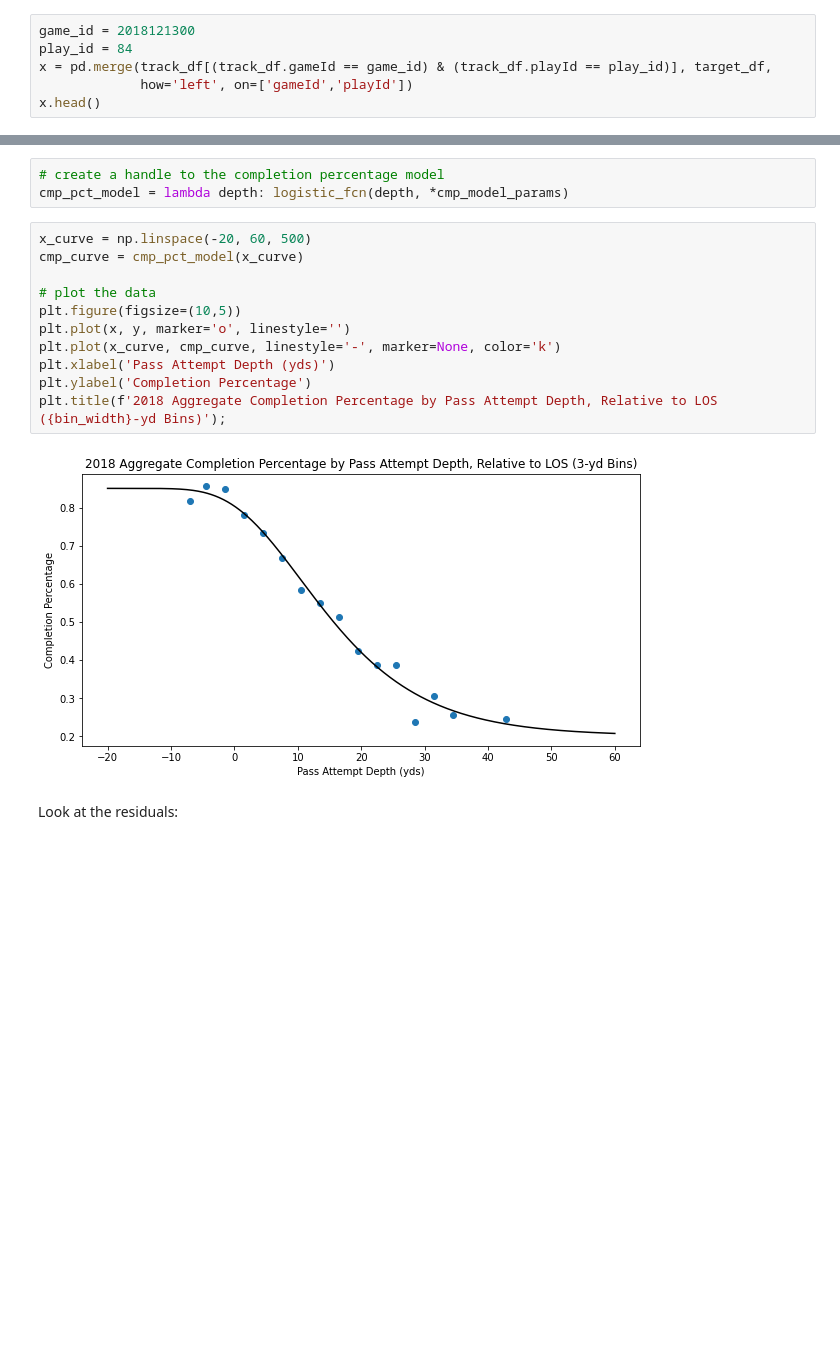
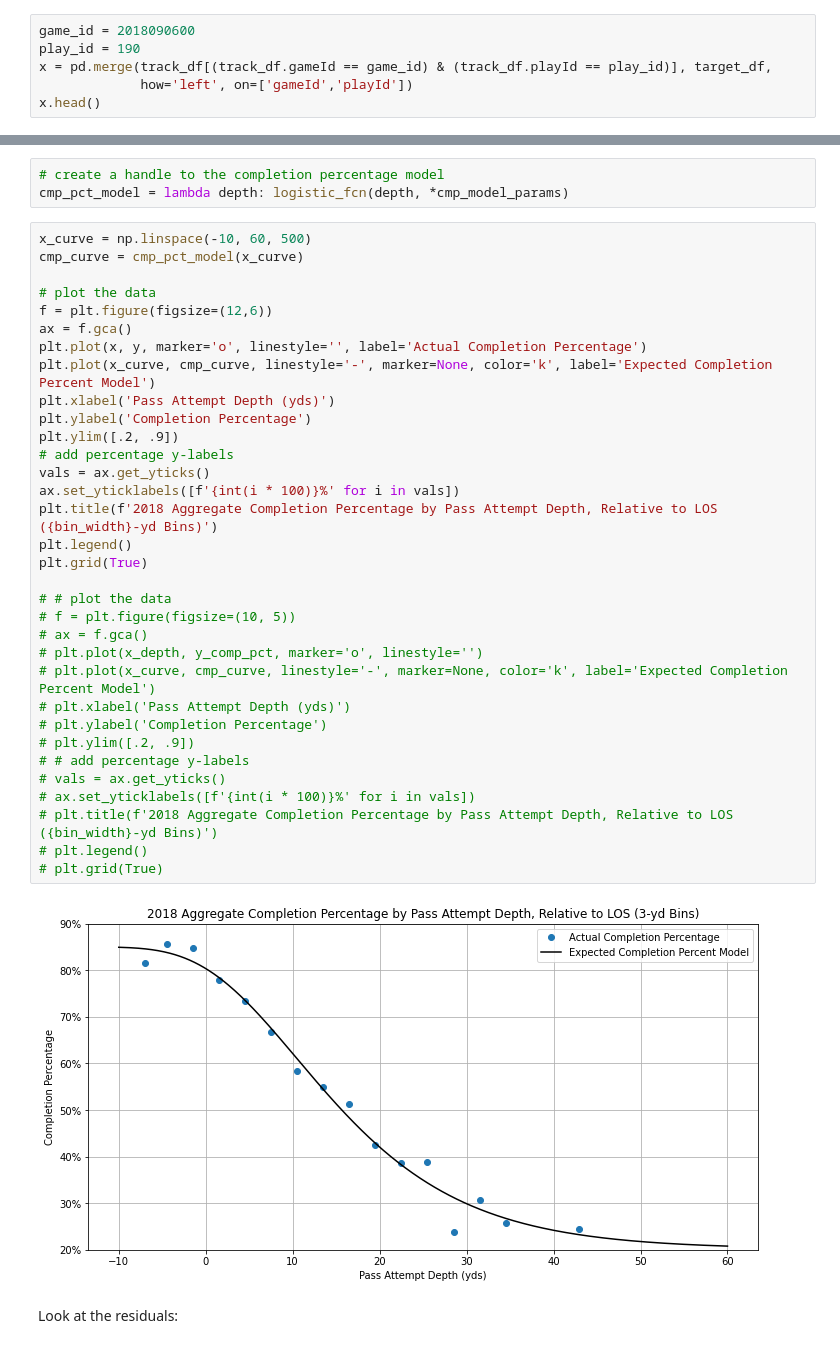
Before and after one commit to pschlais/kaggle_bigdatabowl_2021, a Jupyter notebook: Target_defender_performance.ipynb, the cells around one changed output, grey strips where cells are left out. Cells and saved outputs as stored; diff of their text form; blank space fills up the shorter version.

```diff
--- a/Target_defender_performance.ipynb
+++ b/Target_defender_performance.ipynb
@@ -201,8 +201,8 @@ def depth_of_pass(track_df):
 # %% [markdown]
 Test the function for a given play:
 # %%
-game_id = 2018121300
-play_id = 84
+game_id = 2018090600
+play_id = 190
 x = pd.merge(track_df[(track_df.gameId == game_id) & (track_df.playId == play_id)], target_df,
              how='left', on=['gameId','playId'])
 x.head()
@@ -1049,18 +1049,40 @@ array([8.50108319e-01, 9.27869962e-02, 2.01402366e-01, 1.08034847e-04,
 # create a handle to the completion percentage model
 cmp_pct_model = lambda depth: logistic_fcn(depth, *cmp_model_params)
 # %%
-x_curve = np.linspace(-20, 60, 500)
+x_curve = np.linspace(-10, 60, 500)
 cmp_curve = cmp_pct_model(x_curve)
 
 # plot the data
-plt.figure(figsize=(10,5))
-plt.plot(x, y, marker='o', linestyle='')
-plt.plot(x_curve, cmp_curve, linestyle='-', marker=None, color='k')
+f = plt.figure(figsize=(12,6))
+ax = f.gca()
+plt.plot(x, y, marker='o', linestyle='', label='Actual Completion Percentage')
+plt.plot(x_curve, cmp_curve, linestyle='-', marker=None, color='k', label='Expected Completion Percent Model')
 plt.xlabel('Pass Attempt Depth (yds)')
 plt.ylabel('Completion Percentage')
-plt.title(f'2018 Aggregate Completion Percentage by Pass Attempt Depth, Relative to LOS ({bin_width}-yd Bins)');
+plt.ylim([.2, .9])
+# add percentage y-labels
+vals = ax.get_yticks()
+ax.set_yticklabels([f'{int(i * 100)}%' for i in vals])
+plt.title(f'2018 Aggregate Completion Percentage by Pass Attempt Depth, Relative to LOS ({bin_width}-yd Bins)')
+plt.legend()
+plt.grid(True)
+
+# # plot the data
+# f = plt.figure(figsize=(10, 5))
+# ax = f.gca()
+# plt.plot(x_depth, y_comp_pct, marker='o', linestyle='')
+# plt.plot(x_curve, cmp_curve, linestyle='-', marker=None, color='k', label='Expected Completion Percent Model')
+# plt.xlabel('Pass Attempt Depth (yds)')
+# plt.ylabel('Completion Percentage')
+# plt.ylim([.2, .9])
+# # add percentage y-labels
+# vals = ax.get_yticks()
+# ax.set_yticklabels([f'{int(i * 100)}%' for i in vals])
+# plt.title(f'2018 Aggregate Completion Percentage by Pass Attempt Depth, Relative to LOS ({bin_width}-yd Bins)')
+# plt.legend()
+# plt.grid(True)
 # %% [output]
-[figure, old version]
+[figure, new version]
 # %% [markdown]
 Look at the residuals:
 # %%
```
Also changed, not shown: parts of 60 cells of this notebook, 5 other files.
